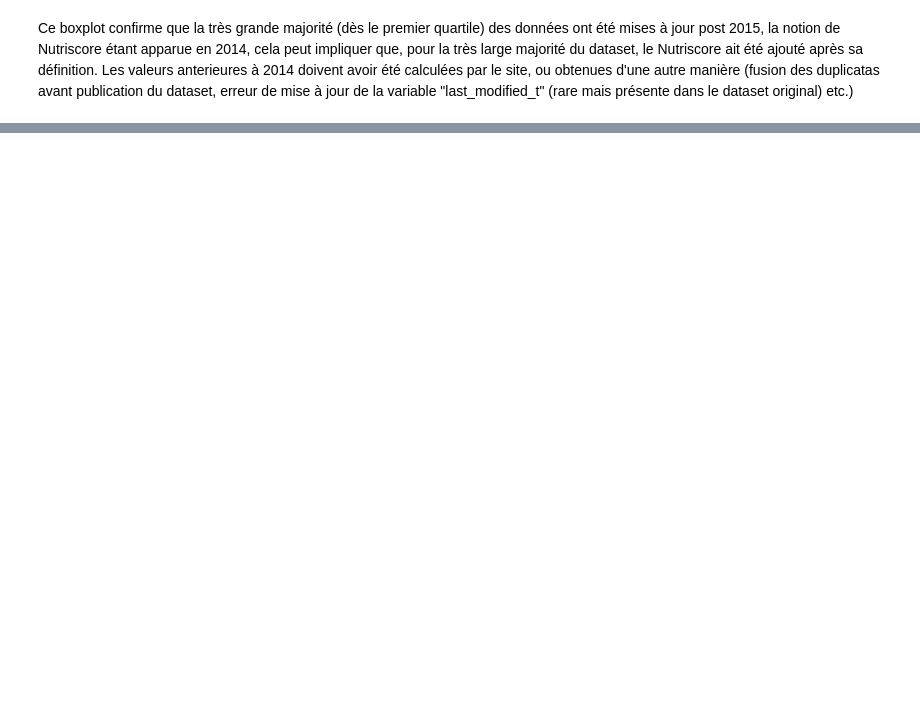
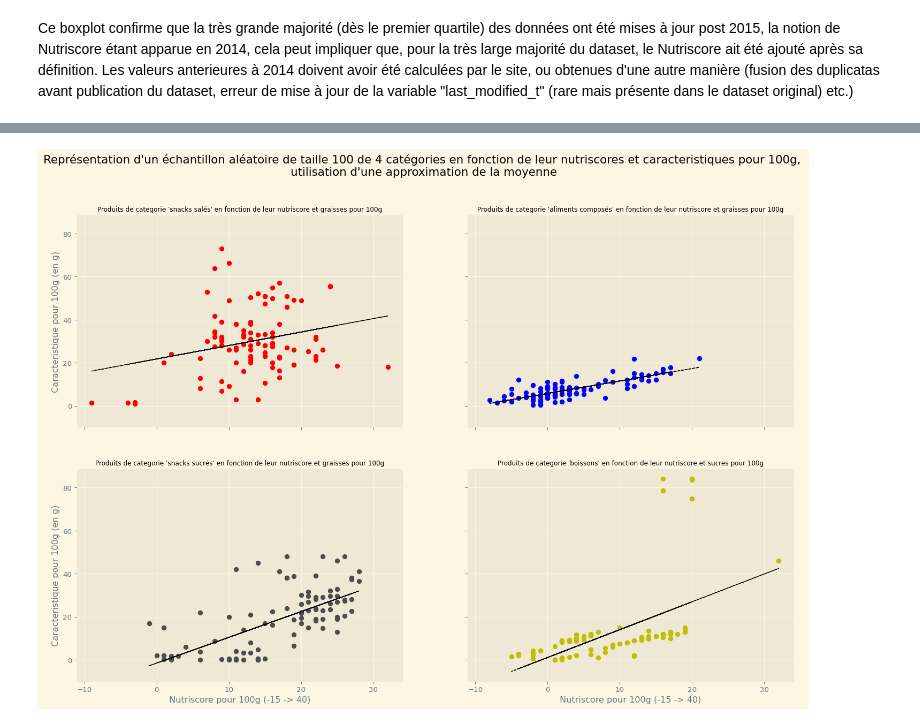
Before and after one commit to Psemp/ds_project_3, a Jupyter notebook: exploratory_analysis.ipynb, the cells around one changed output, grey strips where cells are left out. Drawn from its saved outputs; the diff is of its cells as text; code cells hidden in the pictures; blank space fills up the shorter version.

```diff
--- a/exploratory_analysis.ipynb
+++ b/exploratory_analysis.ipynb
@@ -202,0 +238,72 @@ Ce boxplot confirme que la très grande majorité (dès le premier quartile) des
+# %%
+fig, ((ax1, ax2), (ax3, ax4)) = plt.subplots(
+    ncols=2,
+    nrows=2,
+    figsize=(18, 12),
+    dpi=96,
+    sharex=True,
+    sharey=True
+)
+
+sample_size = 100
+
+salty_data = df_off[df_off["pnns_groups_1"] == "Salty snacks"][["nutrition-score-fr_100g", "fat_100g"]]
+salty_data = salty_data[salty_data["fat_100g"].notna()]
+salty_data = salty_data.sample(n=100)
+
+composite_data = df_off[df_off["pnns_groups_1"] == "Composite foods"][["nutrition-score-fr_100g", "fat_100g"]]
+composite_data = composite_data[composite_data["fat_100g"].notna()]
+composite_data = composite_data.sample(n=100)
+
+sugary_data = df_off[df_off["pnns_groups_1"] == "Sugary snacks"][["nutrition-score-fr_100g", "fat_100g"]]
+sugary_data = sugary_data[sugary_data["fat_100g"].notna()]
+sugary_data = sugary_data.sample(n=100)
+
+beverages_data = df_off[df_off["pnns_groups_1"] == "Beverages"][["nutrition-score-fr_100g", "sugars_100g"]]
+beverages_data = beverages_data[beverages_data["sugars_100g"].notna()]
+beverages_data = beverages_data.sample(n=100)
+
+
+ax1.scatter(salty_data["nutrition-score-fr_100g"], salty_data["fat_100g"], color="r")
+z = np.polyfit(x=(salty_data["nutrition-score-fr_100g"]),y=salty_data["fat_100g"], deg=1)
+p = np.poly1d(z)
+ax1.plot((salty_data["nutrition-score-fr_100g"]), p(list(salty_data["nutrition-score-fr_100g"])), "k--", linewidth=1.0)
+
+ax2.scatter(composite_data["nutrition-score-fr_100g"], composite_data["fat_100g"], color="b")
+z2 = np.polyfit(x=(composite_data["nutrition-score-fr_100g"]),y=composite_data["fat_100g"], deg=1)
+p2 = np.poly1d(z2)
+ax2.plot((composite_data["nutrition-score-fr_100g"]), p2(list(composite_data["nutrition-score-fr_100g"])), "k--", linewidth=1.0)
+
+ax3.scatter(sugary_data["nutrition-score-fr_100g"], sugary_data["fat_100g"], color="0.3")
+z3 = np.polyfit(x=(sugary_data["nutrition-score-fr_100g"]),y=sugary_data["fat_100g"], deg=1)
+p3 = np.poly1d(z3)
+ax3.plot((sugary_data["nutrition-score-fr_100g"]), p3(list(sugary_data["nutrition-score-fr_100g"])), "k--", linewidth=1.0)
+
+ax4.scatter(beverages_data["nutrition-score-fr_100g"], beverages_data["sugars_100g"], color="y")
+z4 = np.polyfit(x=(beverages_data["nutrition-score-fr_100g"]),y=beverages_data["sugars_100g"], deg=1)
+p4 = np.poly1d(z4)
+ax4.plot((beverages_data["nutrition-score-fr_100g"]), p4(list(beverages_data["nutrition-score-fr_100g"])), "k--", linewidth=1.0)
+
+# - Salty snacks=ax1 Composite foods=ax2 Sugary snacks=ax3 Beverages=ax4
+
+###
+#Titles and labels
+ax1.set_title("Produits de categorie 'snacks salés' en fonction de leur nutriscore et graisses pour 100g", size=9)
+ax2.set_title("Produits de categorie 'aliments composés' en fonction de leur nutriscore et graisses pour 100g", size=9)
+ax3.set_title("Produits de categorie 'snacks sucrés' en fonction de leur nutriscore et graisses pour 100g", size=9)
+ax4.set_title("Produits de categorie 'boissons' en fonction de leur nutriscore et sucres pour 100g", size=9)
+figure_title = "Représentation d'un échantillon aléatoire de taille 100 de\
+ 4 catégories en fonction de leur nutriscores et caracteristiques pour 100g\
+, \nutilisation d'une approximation de la moyenne"
+fig.suptitle(figure_title, fontsize=16)
+ax3.set_xlabel("Nutriscore pour 100g (-15 -> 40)")
+ax4.set_xlabel("Nutriscore pour 100g (-15 -> 40)")
+ax1.set_ylabel("Caracteristique pour 100g (en g)")
+ax3.set_ylabel("Caracteristique pour 100g (en g)")
+#
+###
+
+# plt.savefig("quad_scatter.png")
+plt.show()
+# %% [output]
+[figure, added]
```
Also changed, not shown: parts of 13 cells of this notebook, 2 other files.
